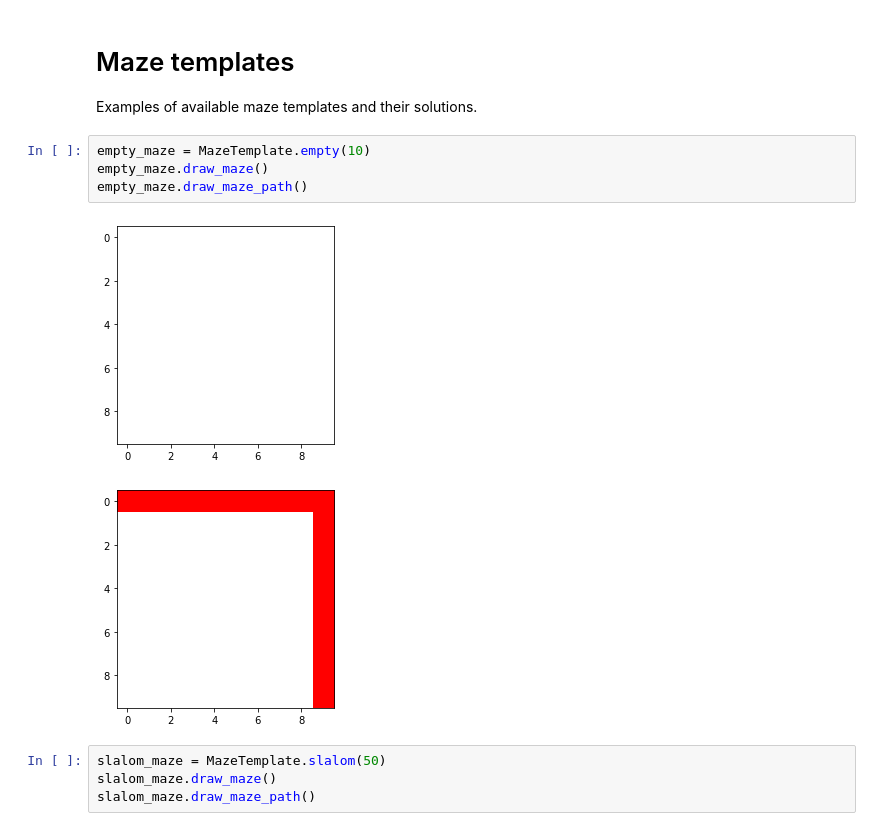
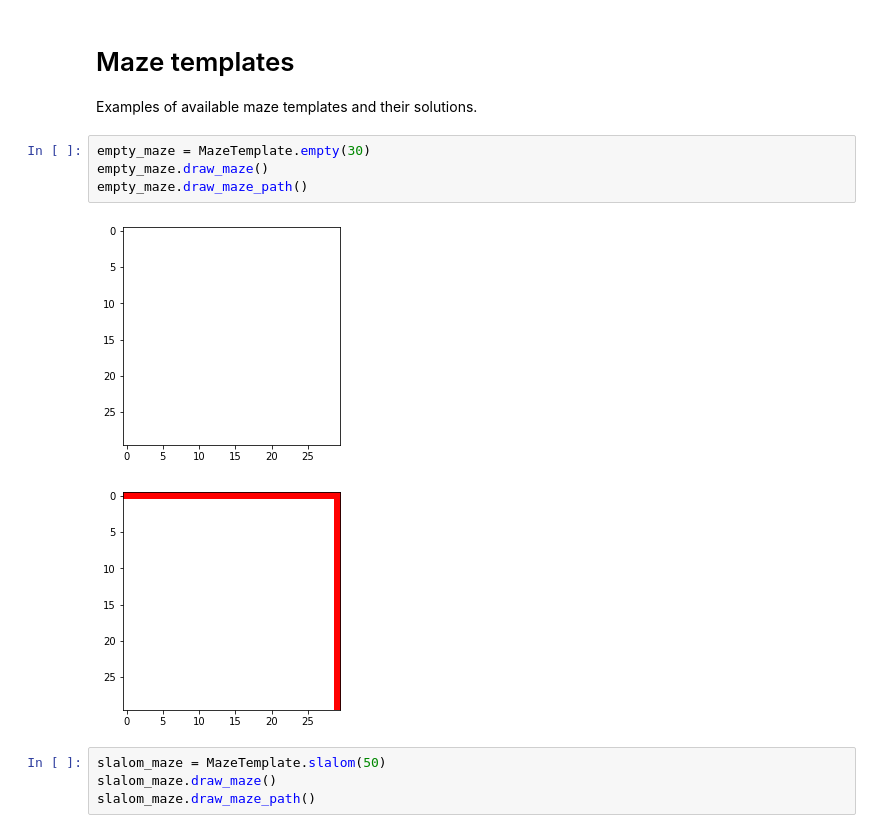
Before and after one commit to TAB0048/vvp-project, a Jupyter notebook: examples.ipynb, the cells around one changed output. Cells and saved outputs as stored; diff of their text form.

```diff
--- a/examples.ipynb
+++ b/examples.ipynb
@@ -169,12 +169,12 @@ print(path6)
 # Maze templates
 Examples of available maze templates and their solutions.
 # %%
-empty_maze = MazeTemplate.empty(10)
+empty_maze = MazeTemplate.empty(30)
 empty_maze.draw_maze()
 empty_maze.draw_maze_path()
 # %% [output]
-[figure, old version]
+[figure, new version]
-[figure, old version]
+[figure, new version]
 # %%
 slalom_maze = MazeTemplate.slalom(50)
 slalom_maze.draw_maze()
```
Also changed, not shown: parts of 1 cell of this notebook.
